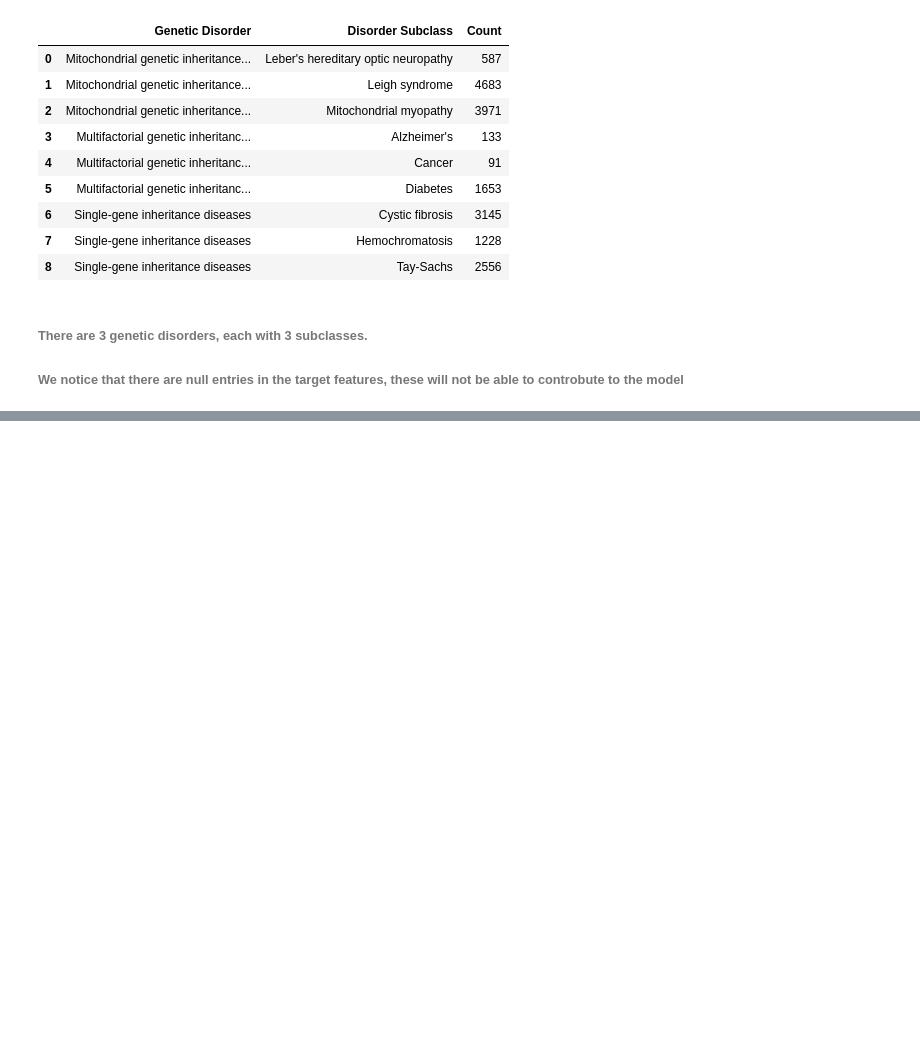
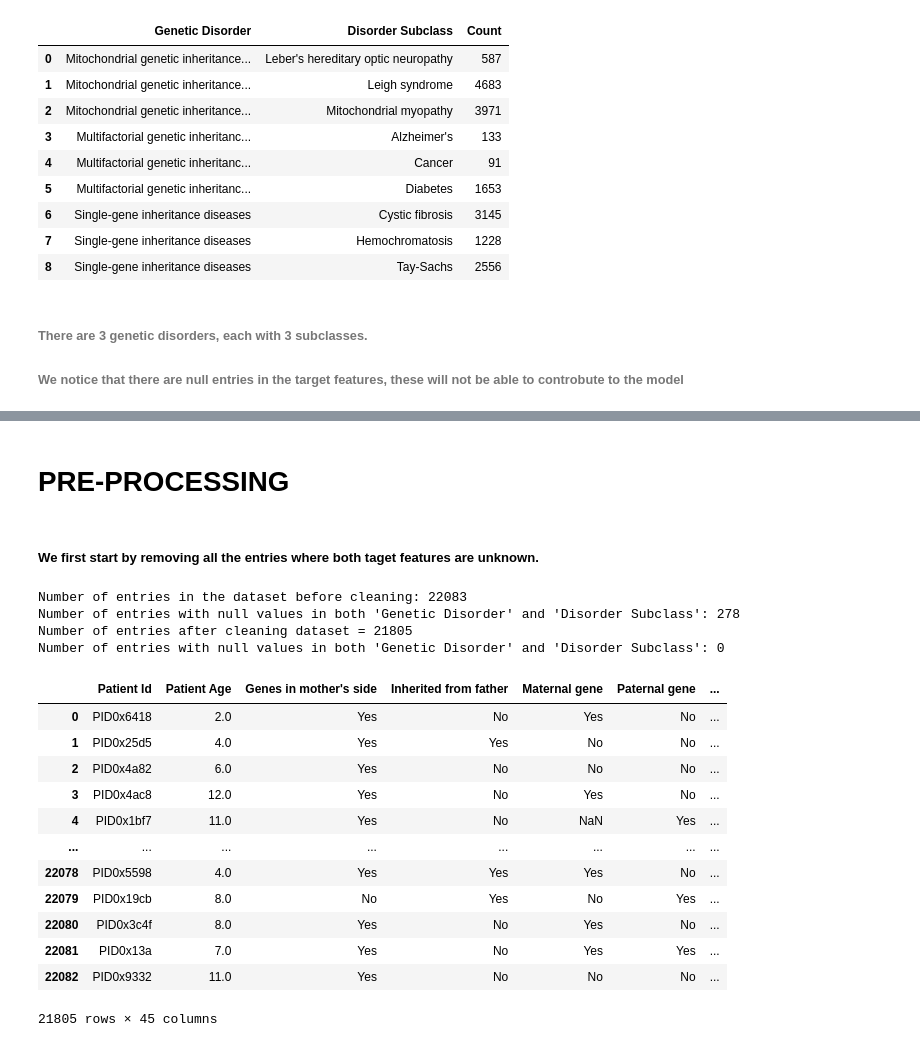
Before and after one commit to salmaloukili/ML, a Jupyter notebook: notebook.ipynb, the cells around one changed output, grey strips where cells are left out. Cells and saved outputs as stored; diff of their text form; code cells hidden in the pictures; blank space fills up the shorter version.

Commit message:
pre processing 1

```diff
--- a/notebook.ipynb
+++ b/notebook.ipynb
@@ -87,0 +118,41 @@ Unique Combinations of Disease and Subclass:
+# %% [markdown]
+# PRE-PROCESSING
+# %% [markdown]
+##### We first start by removing all the entries where both taget features are unknown.
+# %%
+
+
+
+print("Number of entries in the dataset before cleaning:", len(data))
+
+null_both_count = data[(data[disease_col] == 'Unknown') & (data[subclass_col] == 'Unknown')].shape[0]
+print(f"Number of entries with null values in both 'Genetic Disorder' and 'Disorder Subclass': {null_both_count}")
+
+
+data_1 = data[~((data[disease_col] == 'Unknown') & (data[subclass_col] == 'Unknown'))]
+print("Number of entries after cleaning dataset =", data_1.shape[0])
+
+null_both_count = data_1[(data_1[disease_col] == 'Unknown') & (data_1[subclass_col] == 'Unknown')].shape[0]
+print(f"Number of entries with null values in both 'Genetic Disorder' and 'Disorder Subclass': {null_both_count}")
+
+
+
+data_1
+# %% [output]
+Number of entries in the dataset before cleaning: 22083
+Number of entries with null values in both 'Genetic Disorder' and 'Disorder Subclass': 278
+Number of entries after cleaning dataset = 21805
+Number of entries with null values in both 'Genetic Disorder' and 'Disorder Subclass': 0
+|  | Patient Id | Patient Age | Genes in mother's side | Inherited from father | Maternal gene | Paternal gene | ... |
+| 0 | PID0x6418 | 2.0 | Yes | No | Yes | No | ... |
+| 1 | PID0x25d5 | 4.0 | Yes | Yes | No | No | ... |
+| 2 | PID0x4a82 | 6.0 | Yes | No | No | No | ... |
+| 3 | PID0x4ac8 | 12.0 | Yes | No | Yes | No | ... |
+| 4 | PID0x1bf7 | 11.0 | Yes | No | NaN | Yes | ... |
+| ... | ... | ... | ... | ... | ... | ... | ... |
+| 22078 | PID0x5598 | 4.0 | Yes | Yes | Yes | No | ... |
+| 22079 | PID0x19cb | 8.0 | No | Yes | No | Yes | ... |
+| 22080 | PID0x3c4f | 8.0 | Yes | No | Yes | No | ... |
+| 22081 | PID0x13a | 7.0 | Yes | No | Yes | Yes | ... |
+| 22082 | PID0x9332 | 11.0 | Yes | No | No | No | ... |
+21805 rows × 45 columns
```
Also changed, not shown: parts of 7 cells of this notebook.
